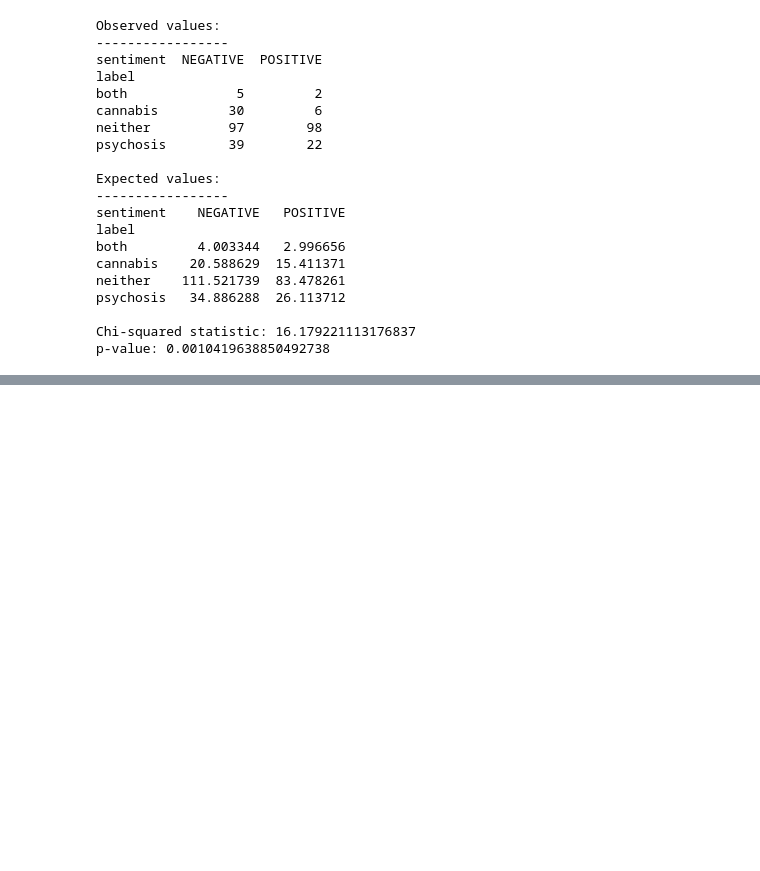
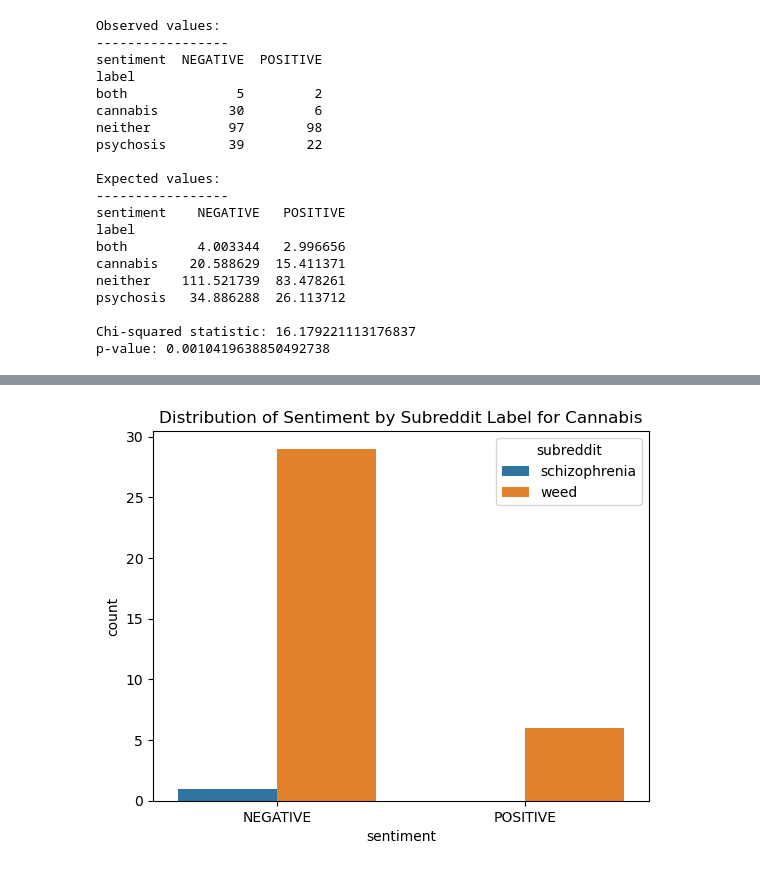
Before and after one commit to anly501/dsan-5000-project-mfgeary, a Jupyter notebook: dsan-website/5000-website/sentiment_analysis/sentiment_analysis.ipynb, the cells around one changed output, grey strips where cells are left out. Cells and saved outputs as stored; diff of their text form; code cells hidden in the pictures; blank space fills up the shorter version.

```diff
--- a/dsan-website/5000-website/sentiment_analysis/sentiment_analysis.ipynb
+++ b/dsan-website/5000-website/sentiment_analysis/sentiment_analysis.ipynb
@@ -261,0 +306,12 @@ p-value: 0.0010419638850492738
+# %%
+# Visualize the sentiment and the subreddit label
+# Use sentiment as the x axis and the subreddit as the hue
+# Make a plot for each label
+
+import seaborn as sns
+
+sns.countplot(x='sentiment', hue='subreddit', data=reddit_df[reddit_df['label'] == 'cannabis'])
+plt.title('Distribution of Sentiment by Subreddit Label for Cannabis')
+plt.show()
+# %% [output]
+[figure, added]
```
Also changed, not shown: parts of 11 cells of this notebook, 2 other files.
